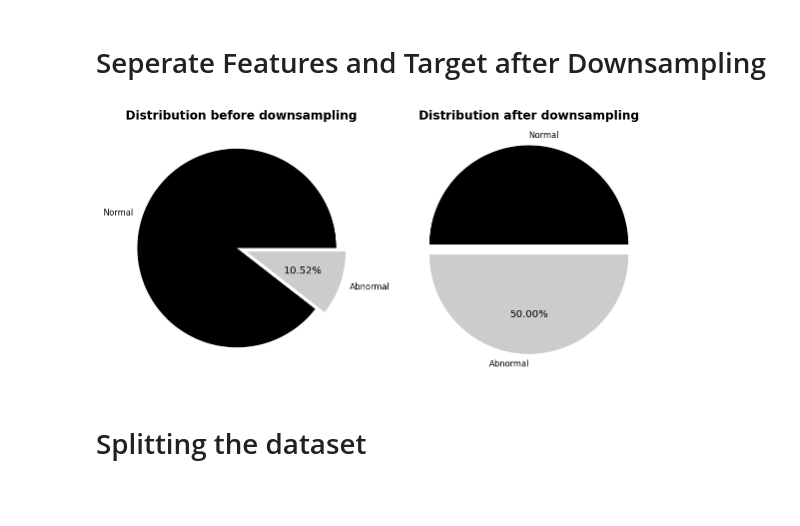
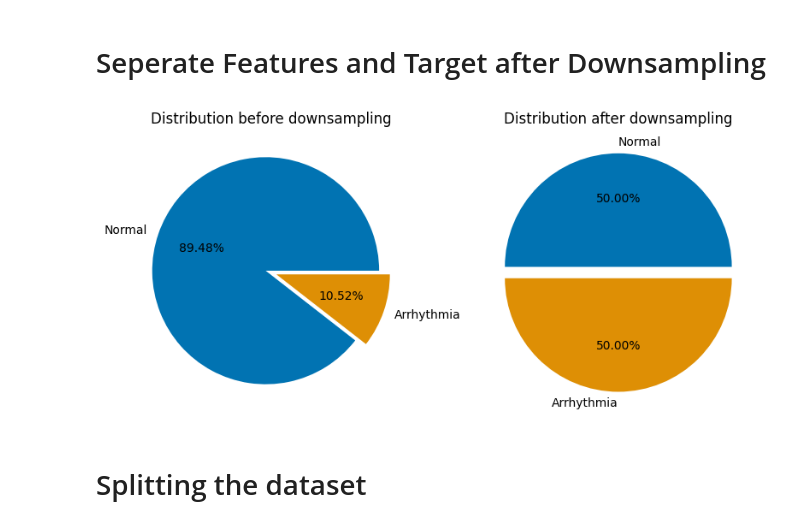
Before and after one commit to DataScientest-Studio/jan24_bds_int_atrial_fibrillation, a Jupyter notebook: notebooks/2B_Modeling_MIT_BIH_Dataset.ipynb, the cells around one changed output. Saved outputs shown, nothing was run; the diff lists cells and outputs as text; code cells hidden in the pictures; blank space fills up the shorter version.

```diff
--- a/notebooks/2B_Modeling_MIT_BIH_Dataset.ipynb
+++ b/notebooks/2B_Modeling_MIT_BIH_Dataset.ipynb
@@ -64,6 +75,6 @@ Libraries imported successfully
 # %%
-# Reading MIT-BIH Arrhythmia Dataset as an example
-df = pd.read_csv('/kaggle/input/ecg-arrhythmia-classification-dataset/MIT-BIH Arrhythmia Database.csv')
+# Reading MIT-BIH Arrhythmia Dataset
+df = pd.read_csv('MIT-BIH Arrhythmia Database.csv')
 print(df.shape)
 df.head(10)
 # %% [output]
@@ -80,11 +91,3 @@ df.head(10)
 | 8 | 101 | N | 313 | 310.0 | -0.061510 | -0.257011 | 1.107787 | -0.385508 | -0.065044 | 25 | ... |
 | 9 | 101 | N | 310 | 329.0 | -0.063513 | -0.319736 | 1.087343 | -0.425738 | -0.074461 | 22 | ... |
 10 rows × 34 columns
-# %%
-# Set APA style parameters
-plt.style.use('/kaggle/input/apa-mplstyle/apa.mplstyle') # selecting the style sheet
-rc('mathtext', **{'default': 'regular'})
-%matplotlib inline
-%config InlineBackend.figure_format = 'retina'
-
-print('APA Style functions defined')
@@ -93,3 +94,5 @@ APA Style functions defined
 # %% [markdown]
 # Correlation Analysis
+# %%
+X = df.drop('type', axis=1)
 # %%
@@ -141,6 +155,6 @@ plt.show()
 # %%
 # Compute the correlation matrix
-correlation_matrix = df.corr()
+correlation_matrix = X.corr()
 
 # Define the threshold for high correlation
 threshold = 0.80
@@ -257,28 +272,33 @@ balanced_df.shape
 # %%
 # Create pie chart for the distribution before downsampling
 label_counts_original = np.bincount(df['label'].astype(int))
 fig, axs = plt.subplots(1, 2, figsize=(8, 4))  # Create subplots
 
 # Plot the first pie chart
-axs[0].pie(label_counts_original, labels=['Normal', 'Abnormal'], explode=[0.05, 0.05], autopct="%0.2f%%")
+axs[0].pie(label_counts_original, labels=['Normal', 'Arrhythmia'], explode=[0.05, 0.05], autopct="%0.2f%%")
 axs[0].set_title('Distribution before downsampling')
 
 # Separate features and target variable after downsampling
 X_balanced = balanced_df.drop(['label'], axis=1)  # Features
 y_balanced = balanced_df['label']  # Target variable
 
 # Create pie chart for the distribution after downsampling
 label_counts_ds = np.bincount(balanced_df['label'].astype(int))
 
 # Plot the second pie chart
-axs[1].pie(label_counts_ds, labels=['Normal', 'Abnormal'], explode=[0.05, 0.05], autopct="%0.2f%%")
+axs[1].pie(label_counts_ds, labels=['Normal', 'Arrhythmia'], explode=[0.05, 0.05], autopct="%0.2f%%")
 axs[1].set_title('Distribution after downsampling')
 
 plt.tight_layout()  # Adjust layout for better spacing
-plt.savefig('Piecharts_before_after_downsampling.png')
+
+# Save the plot with appropriate prefix in the proper folder
+filename = 'mit_piecharts_before_after_downsampling.png'
+filepath = os.path.join(figures_folder, filename)
+plt.savefig(filepath)
+
 plt.show()
 # %% [output]
-[figure, old version]
+[figure, new version]
 # %% [markdown]
 # Splitting the dataset
 # %%
```
Also changed, not shown: parts of 14 cells of this notebook, 5 other files.
